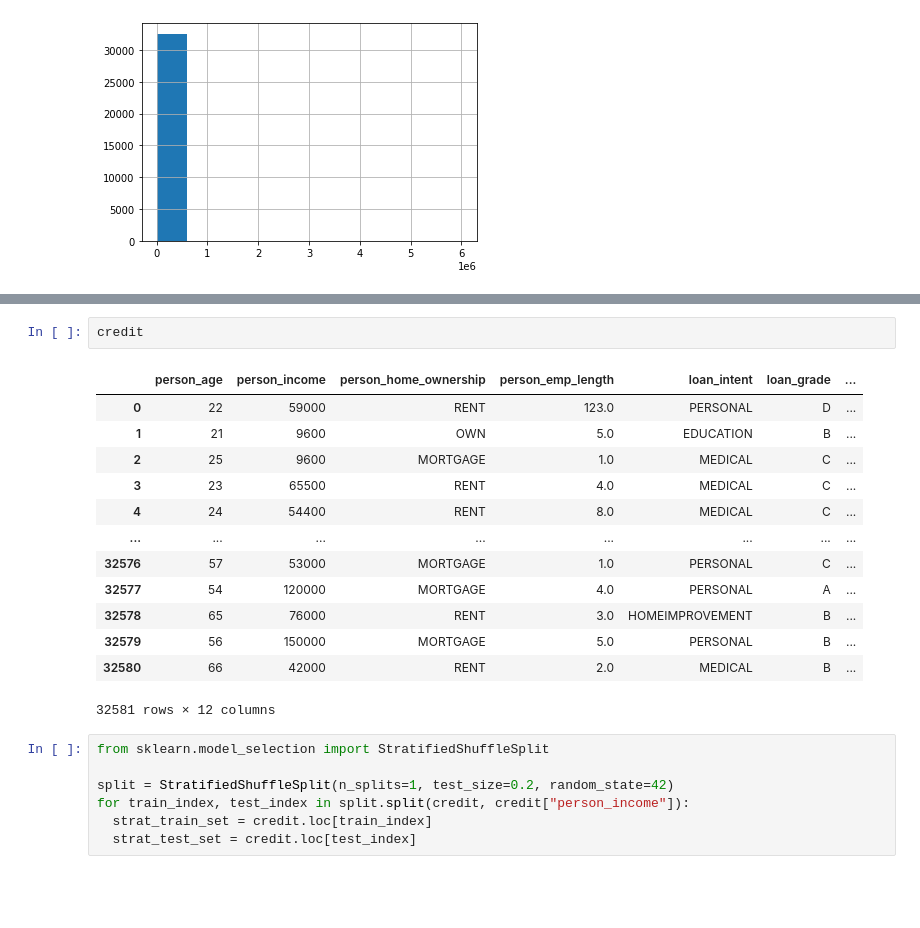
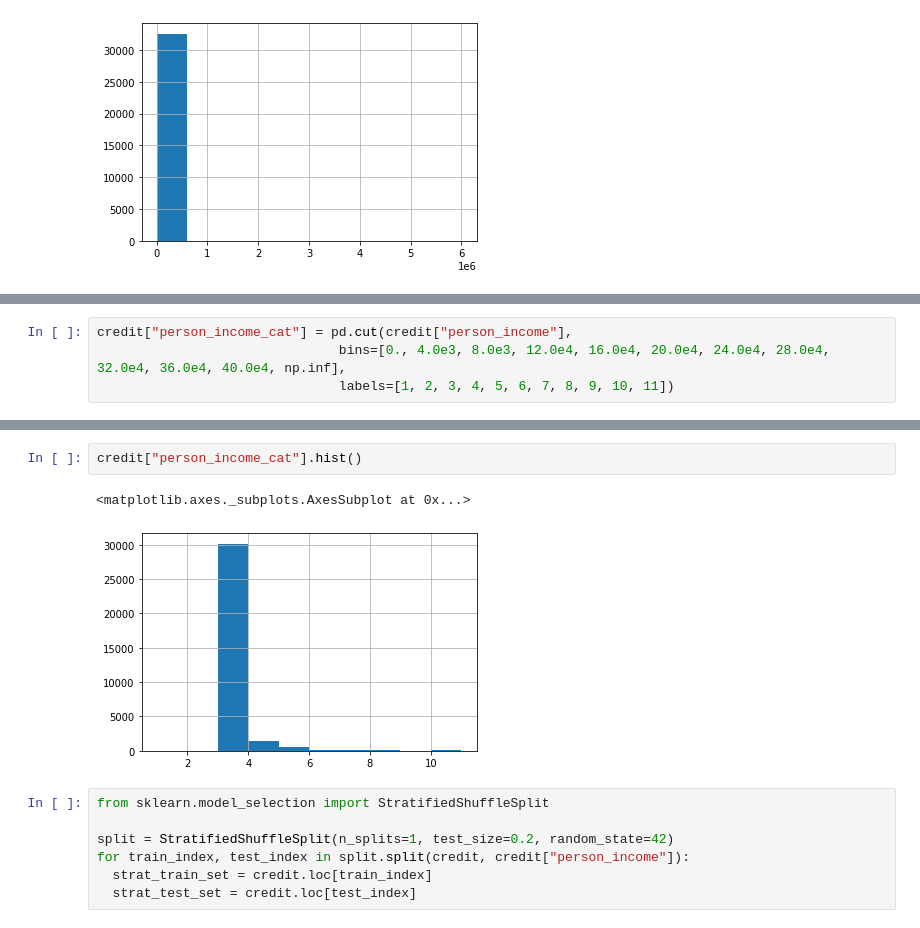
Before and after one commit to mjtomczyk/mjtomczyk, a Jupyter notebook: ML/credit_risk.ipynb, the cells around one changed output, grey strips where cells are left out. Cells and saved outputs as stored; diff of their text form; blank space fills up the shorter version.

```diff
--- a/ML/credit_risk.ipynb
+++ b/ML/credit_risk.ipynb
@@ -167,0 +138,4 @@ memory usage: 3.0+ MB
+# %%
+credit["person_income_cat"] = pd.cut(credit["person_income"],
+                               bins=[0., 4.0e3, 8.0e3, 12.0e4, 16.0e4, 20.0e4, 24.0e4, 28.0e4, 32.0e4, 36.0e4, 40.0e4, np.inf],
+                               labels=[1, 2, 3, 4, 5, 6, 7, 8, 9, 10, 11])
@@ -168,19 +157,8 @@ memory usage: 3.0+ MB
 # %%
-credit
+credit["person_income_cat"].hist()
 # %% [output]
-|  | person_age | person_income | person_home_ownership | person_emp_length | loan_intent | loan_grade | ... |
-| 0 | 22 | 59000 | RENT | 123.0 | PERSONAL | D | ... |
-| 1 | 21 | 9600 | OWN | 5.0 | EDUCATION | B | ... |
-| 2 | 25 | 9600 | MORTGAGE | 1.0 | MEDICAL | C | ... |
-| 3 | 23 | 65500 | RENT | 4.0 | MEDICAL | C | ... |
-| 4 | 24 | 54400 | RENT | 8.0 | MEDICAL | C | ... |
-| ... | ... | ... | ... | ... | ... | ... | ... |
-| 32576 | 57 | 53000 | MORTGAGE | 1.0 | PERSONAL | C | ... |
-| 32577 | 54 | 120000 | MORTGAGE | 4.0 | PERSONAL | A | ... |
-| 32578 | 65 | 76000 | RENT | 3.0 | HOMEIMPROVEMENT | B | ... |
-| 32579 | 56 | 150000 | MORTGAGE | 5.0 | PERSONAL | B | ... |
-| 32580 | 66 | 42000 | RENT | 2.0 | MEDICAL | B | ... |
-32581 rows × 12 columns
+<matplotlib.axes._subplots.AxesSubplot at 0x...>
+[figure, added]
 # %%
 from sklearn.model_selection import StratifiedShuffleSplit
 
```
Also changed, not shown: parts of 20 cells of this notebook.
